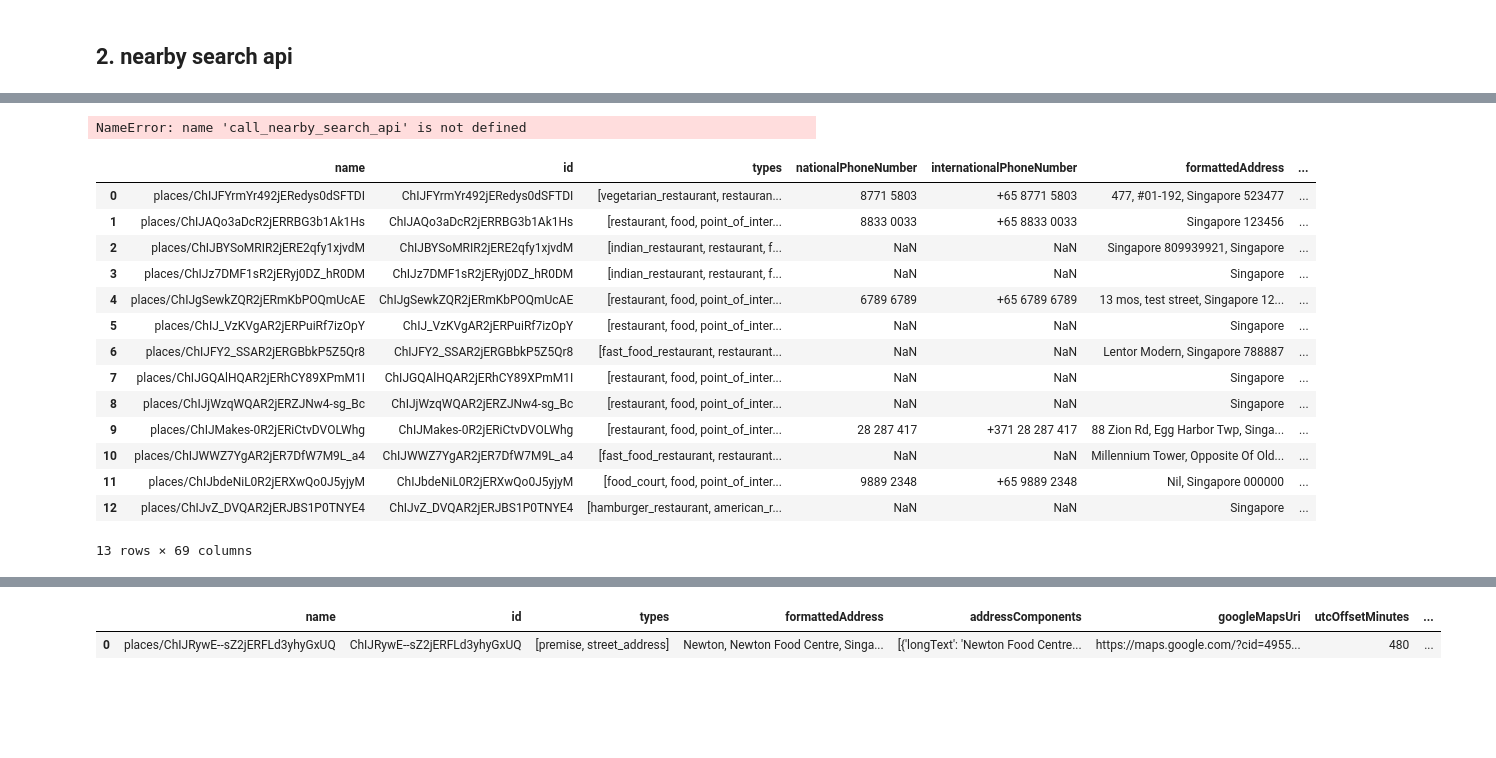
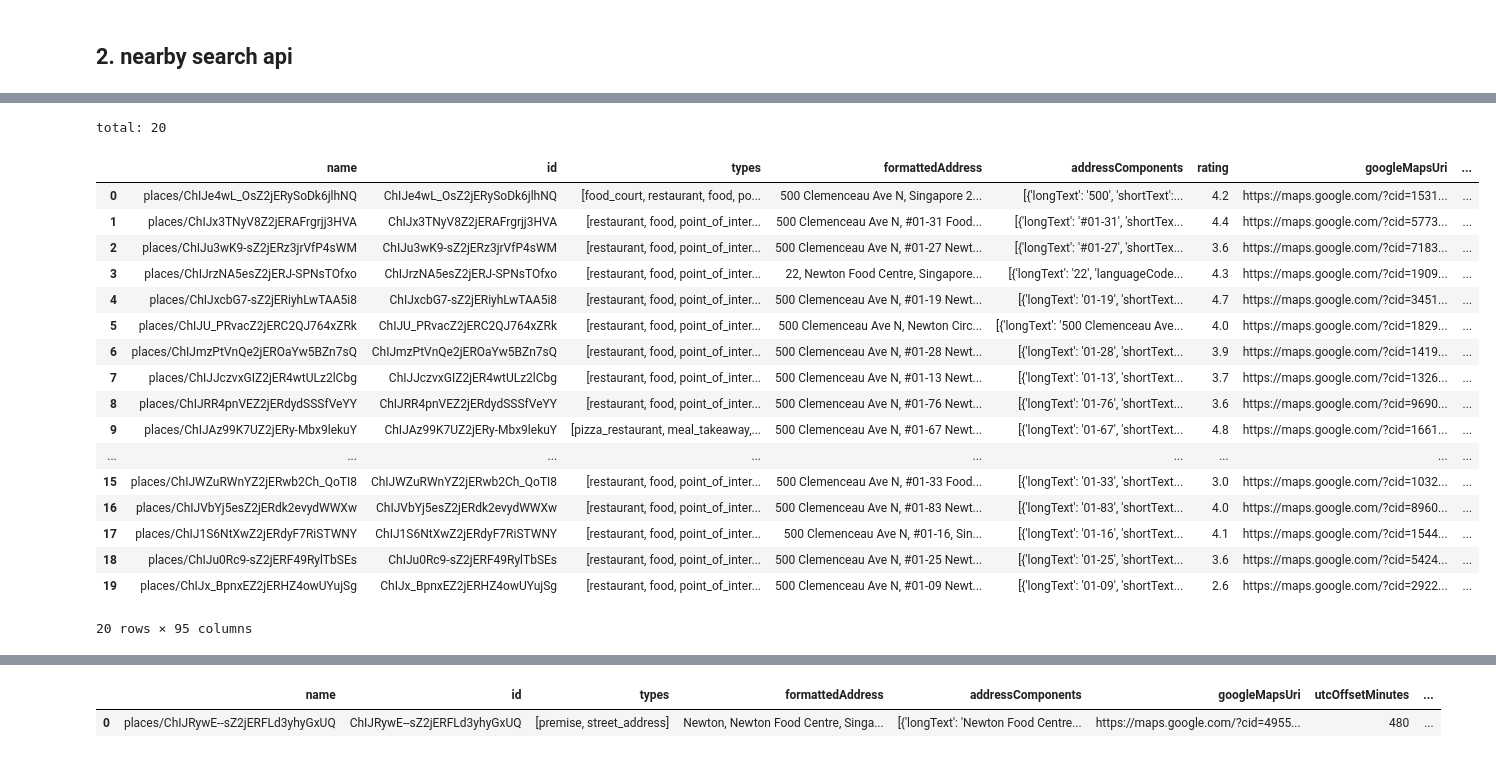
Before and after one commit to koshyan/places-api, a Jupyter notebook: places_api.ipynb, the cells around one changed output, grey strips where cells are left out. Drawn from its saved outputs; the diff is of its cells as text; code cells hidden in the pictures; blank space fills up the shorter version.

Commit message:
text search & nearby search

```diff
--- a/places_api.ipynb
+++ b/places_api.ipynb
@@ -5,7 +5,7 @@ import requests
 import pandas as pd
 import time
 # %%
-api_key = 'replace api key here'
+api_key = 'replace with api key'
 # %% [markdown]
 ## 1. text search api
 # %%
@@ -494,7 +597,11 @@ Had soursop kiwi drink that was very yummy and a perfect combo. Also bought a co
 # %% [markdown]
 ## 2. nearby search api
 # %%
-def call_nearby_search_api(fieldmask, loc_restriction, included_types, api_key):
+def call_nearby_search_api(fieldmask,
+                           loc_restriction,
+                           api_key,
+                           included_types=[],   # set default to include all types
+                           max_results=20):     # nearby search returns a max of 20 results in total
 
     url = 'https://places.googleapis.com/v1/places:searchNearby'
 
@@ -504,16 +611,21 @@ def call_nearby_search_api(fieldmask, loc_restriction, included_types, api_key):
         'X-Goog-FieldMask': fieldmask
     }
 
+    total_results = 0
+
     data = {
-        'locationRestriction': loc_restriction,
-        'includedTypes': included_types
+         'locationRestriction': loc_restriction,
+         'includedTypes': included_types,
+         'maxResultCount': max_results
     }
 
     response = requests.post(url, headers=headers, json=data)
+
     result = response.json()
 
-    places_list = result.get('places', [])
+    total_results = len(result.get('places', []))
+    print(f"total: {total_results}")
 
-    df = pd.json_normalize(places_list)
+    df = pd.json_normalize(result['places'])
 
     return df
@@ -520,34 +721,37 @@ def call_nearby_search_api(fieldmask, loc_restriction, included_types, api_key):
 # %%
-# searching for restaurants within a 100-metre radius from newton food centre
+# trying to get hawker stalls in newton fc using nearby search
 
-fieldmask_2 = '*'
-loc_restriction = {
+fieldmask_2_1b = '*'
+loc_restriction_2_1b = {
   "circle": {
-    "center": { "latitude": 1.3521, "longitude": 103.8198 },
-    "radius": 30
+    "center": { "latitude": 1.311989, "longitude": 103.839574},
+    "radius": 50   # smaller radius to limit search within newton fc
   }
 }
-included_types = ['restaurant', 'food_court']   # 'hawker_stall' is not a supported type, need to use generic types (e.g. 'restaurant', 'cafe')
+included_types_2_1b = ['restaurant', 'food_court']   # 'hawker_stall' is not a supported type, need to use generic types (e.g. 'restaurant', 'cafe')
 
-test_2 = call_nearby_search_api(fieldmask_2, loc_restriction, included_types, api_key)
+test_2_1b = call_nearby_search_api(fieldmask_2_1b, loc_restriction_2_1b, api_key, included_types_2_1b)
 # %% [output]
-NameError: name 'call_nearby_search_api' is not defined
+total: 20
 # %%
-test_2
+test_2_1b
 # %% [output]
-|  | name | id | types | nationalPhoneNumber | internationalPhoneNumber | formattedAddress | ... |
-| 0 | places/ChIJFYrmYr492jERedys0dSFTDI | ChIJFYrmYr492jERedys0dSFTDI | [vegetarian_restaurant, restauran... | 8771 5803 | +65 8771 5803 | 477, #01-192, Singapore 523477 | ... |
-| 1 | places/ChIJAQo3aDcR2jERRBG3b1Ak1Hs | ChIJAQo3aDcR2jERRBG3b1Ak1Hs | [restaurant, food, point_of_inter... | 8833 0033 | +65 8833 0033 | Singapore 123456 | ... |
-| 2 | places/ChIJBYSoMRIR2jERE2qfy1xjvdM | ChIJBYSoMRIR2jERE2qfy1xjvdM | [indian_restaurant, restaurant, f... | NaN | NaN | Singapore 809939921, Singapore | ... |
-| 3 | places/ChIJz7DMF1sR2jERyj0DZ_hR0DM | ChIJz7DMF1sR2jERyj0DZ_hR0DM | [indian_restaurant, restaurant, f... | NaN | NaN | Singapore | ... |
-| 4 | places/ChIJgSewkZQR2jERmKbPOQmUcAE | ChIJgSewkZQR2jERmKbPOQmUcAE | [restaurant, food, point_of_inter... | 6789 6789 | +65 6789 6789 | 13 mos, test street, Singapore 12... | ... |
-| 5 | places/ChIJ_VzKVgAR2jERPuiRf7izOpY | ChIJ_VzKVgAR2jERPuiRf7izOpY | [restaurant, food, point_of_inter... | NaN | NaN | Singapore | ... |
-| 6 | places/ChIJFY2_SSAR2jERGBbkP5Z5Qr8 | ChIJFY2_SSAR2jERGBbkP5Z5Qr8 | [fast_food_restaurant, restaurant... | NaN | NaN | Lentor Modern, Singapore 788887 | ... |
-| 7 | places/ChIJGQAlHQAR2jERhCY89XPmM1I | ChIJGQAlHQAR2jERhCY89XPmM1I | [restaurant, food, point_of_inter... | NaN | NaN | Singapore | ... |
-| 8 | places/ChIJjWzqWQAR2jERZJNw4-sg_Bc | ChIJjWzqWQAR2jERZJNw4-sg_Bc | [restaurant, food, point_of_inter... | NaN | NaN | Singapore | ... |
-| 9 | places/ChIJMakes-0R2jERiCtvDVOLWhg | ChIJMakes-0R2jERiCtvDVOLWhg | [restaurant, food, point_of_inter... | 28 287 417 | +371 28 287 417 | 88 Zion Rd, Egg Harbor Twp, Singa... | ... |
-| 10 | places/ChIJWWZ7YgAR2jER7DfW7M9L_a4 | ChIJWWZ7YgAR2jER7DfW7M9L_a4 | [fast_food_restaurant, restaurant... | NaN | NaN | Millennium Tower, Opposite Of Old... | ... |
-| 11 | places/ChIJbdeNiL0R2jERXwQo0J5yjyM | ChIJbdeNiL0R2jERXwQo0J5yjyM | [food_court, food, point_of_inter... | 9889 2348 | +65 9889 2348 | Nil, Singapore 000000 | ... |
-| 12 | places/ChIJvZ_DVQAR2jERJBS1P0TNYE4 | ChIJvZ_DVQAR2jERJBS1P0TNYE4 | [hamburger_restaurant, american_r... | NaN | NaN | Singapore | ... |
+|  | name | id | types | formattedAddress | addressComponents | rating | googleMapsUri | ... |
+| 0 | places/ChIJe4wL_OsZ2jERySoDk6jlhNQ | ChIJe4wL_OsZ2jERySoDk6jlhNQ | [food_court, restaurant, food, po... | 500 Clemenceau Ave N, Singapore 2... | [{'longText': '500', 'shortText':... | 4.2 | https://maps.google.com/?cid=1531... | ... |
+| 1 | places/ChIJx3TNyV8Z2jERAFrgrjj3HVA | ChIJx3TNyV8Z2jERAFrgrjj3HVA | [restaurant, food, point_of_inter... | 500 Clemenceau Ave N, #01-31 Food... | [{'longText': '#01-31', 'shortTex... | 4.4 | https://maps.google.com/?cid=5773... | ... |
+| 2 | places/ChIJu3wK9-sZ2jERz3jrVfP4sWM | ChIJu3wK9-sZ2jERz3jrVfP4sWM | [restaurant, food, point_of_inter... | 500 Clemenceau Ave N, #01-27 Newt... | [{'longText': '#01-27', 'shortTex... | 3.6 | https://maps.google.com/?cid=7183... | ... |
+| 3 | places/ChIJrzNA5esZ2jERJ-SPNsTOfxo | ChIJrzNA5esZ2jERJ-SPNsTOfxo | [restaurant, food, point_of_inter... | 22, Newton Food Centre, Singapore... | [{'longText': '22', 'languageCode... | 4.3 | https://maps.google.com/?cid=1909... | ... |
+| 4 | places/ChIJxcbG7-sZ2jERiyhLwTAA5i8 | ChIJxcbG7-sZ2jERiyhLwTAA5i8 | [restaurant, food, point_of_inter... | 500 Clemenceau Ave N, #01-19 Newt... | [{'longText': '01-19', 'shortText... | 4.7 | https://maps.google.com/?cid=3451... | ... |
+| 5 | places/ChIJU_PRvacZ2jERC2QJ764xZRk | ChIJU_PRvacZ2jERC2QJ764xZRk | [restaurant, food, point_of_inter... | 500 Clemenceau Ave N, Newton Circ... | [{'longText': '500 Clemenceau Ave... | 4.0 | https://maps.google.com/?cid=1829... | ... |
+| 6 | places/ChIJmzPtVnQe2jEROaYw5BZn7sQ | ChIJmzPtVnQe2jEROaYw5BZn7sQ | [restaurant, food, point_of_inter... | 500 Clemenceau Ave N, #01-28 Newt... | [{'longText': '01-28', 'shortText... | 3.9 | https://maps.google.com/?cid=1419... | ... |
+| 7 | places/ChIJJczvxGIZ2jER4wtULz2lCbg | ChIJJczvxGIZ2jER4wtULz2lCbg | [restaurant, food, point_of_inter... | 500 Clemenceau Ave N, #01-13 Newt... | [{'longText': '01-13', 'shortText... | 3.7 | https://maps.google.com/?cid=1326... | ... |
+| 8 | places/ChIJRR4pnVEZ2jERdydSSSfVeYY | ChIJRR4pnVEZ2jERdydSSSfVeYY | [restaurant, food, point_of_inter... | 500 Clemenceau Ave N, #01-76 Newt... | [{'longText': '01-76', 'shortText... | 3.6 | https://maps.google.com/?cid=9690... | ... |
+| 9 | places/ChIJAz99K7UZ2jERy-Mbx9lekuY | ChIJAz99K7UZ2jERy-Mbx9lekuY | [pizza_restaurant, meal_takeaway,... | 500 Clemenceau Ave N, #01-67 Newt... | [{'longText': '01-67', 'shortText... | 4.8 | https://maps.google.com/?cid=1661... | ... |
+| ... | ... | ... | ... | ... | ... | ... | ... | ... |
+| 15 | places/ChIJWZuRWnYZ2jERwb2Ch_QoTI8 | ChIJWZuRWnYZ2jERwb2Ch_QoTI8 | [restaurant, food, point_of_inter... | 500 Clemenceau Ave N, #01-33 Food... | [{'longText': '01-33', 'shortText... | 3.0 | https://maps.google.com/?cid=1032... | ... |
+| 16 | places/ChIJVbYj5esZ2jERdk2evydWWXw | ChIJVbYj5esZ2jERdk2evydWWXw | [restaurant, food, point_of_inter... | 500 Clemenceau Ave N, #01-83 Newt... | [{'longText': '01-83', 'shortText... | 4.0 | https://maps.google.com/?cid=8960... | ... |
+| 17 | places/ChIJ1S6NtXwZ2jERdyF7RiSTWNY | ChIJ1S6NtXwZ2jERdyF7RiSTWNY | [restaurant, food, point_of_inter... | 500 Clemenceau Ave N, #01-16, Sin... | [{'longText': '01-16', 'shortText... | 4.1 | https://maps.google.com/?cid=1544... | ... |
+| 18 | places/ChIJu0Rc9-sZ2jERF49RylTbSEs | ChIJu0Rc9-sZ2jERF49RylTbSEs | [restaurant, food, point_of_inter... | 500 Clemenceau Ave N, #01-25 Newt... | [{'longText': '01-25', 'shortText... | 3.6 | https://maps.google.com/?cid=5424... | ... |
+| 19 | places/ChIJx_BpnxEZ2jERHZ4owUYujSg | ChIJx_BpnxEZ2jERHZ4owUYujSg | [restaurant, food, point_of_inter... | 500 Clemenceau Ave N, #01-09 Newt... | [{'longText': '01-09', 'shortText... | 2.6 | https://maps.google.com/?cid=2922... | ... |
-13 rows × 69 columns
+20 rows × 95 columns
 # %%
```
Also changed, not shown: parts of 24 cells of this notebook.
